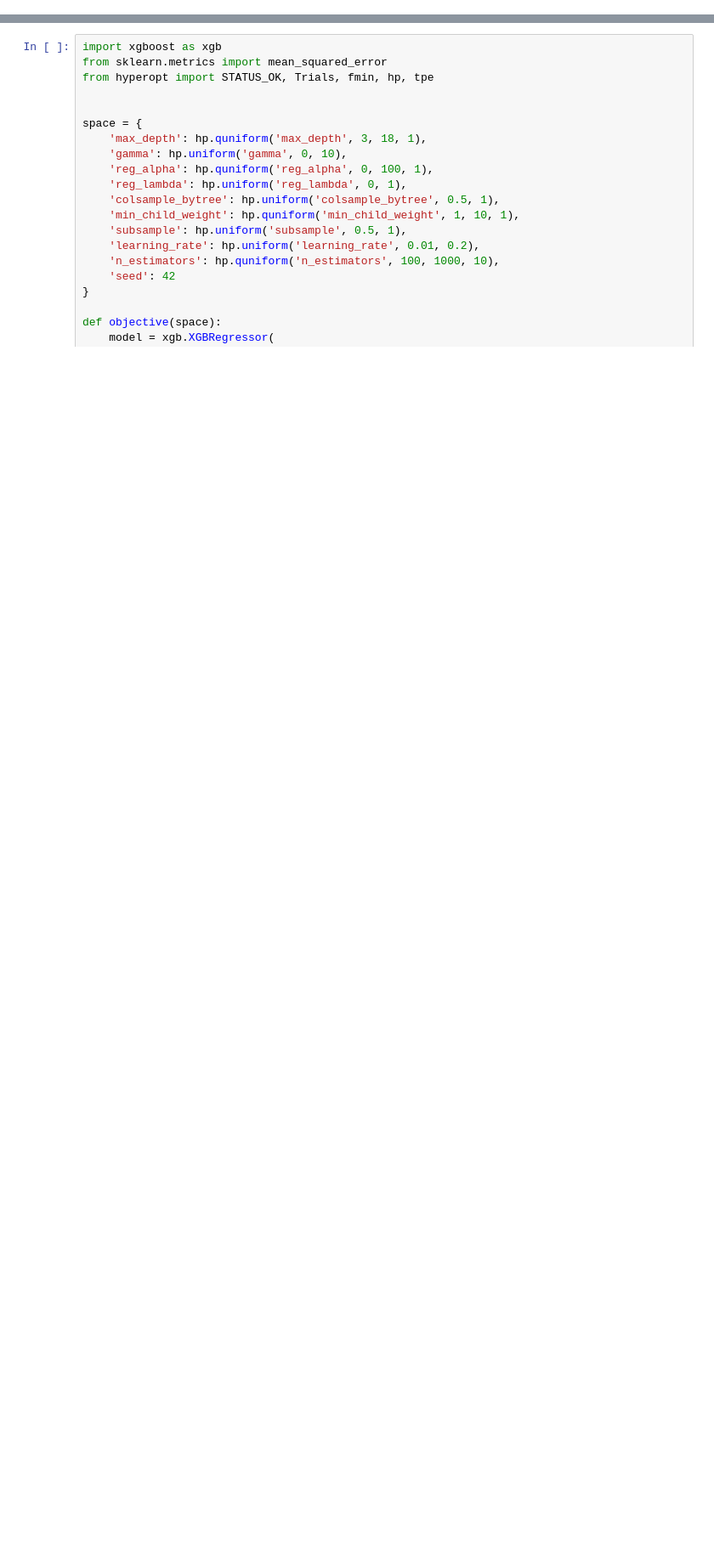
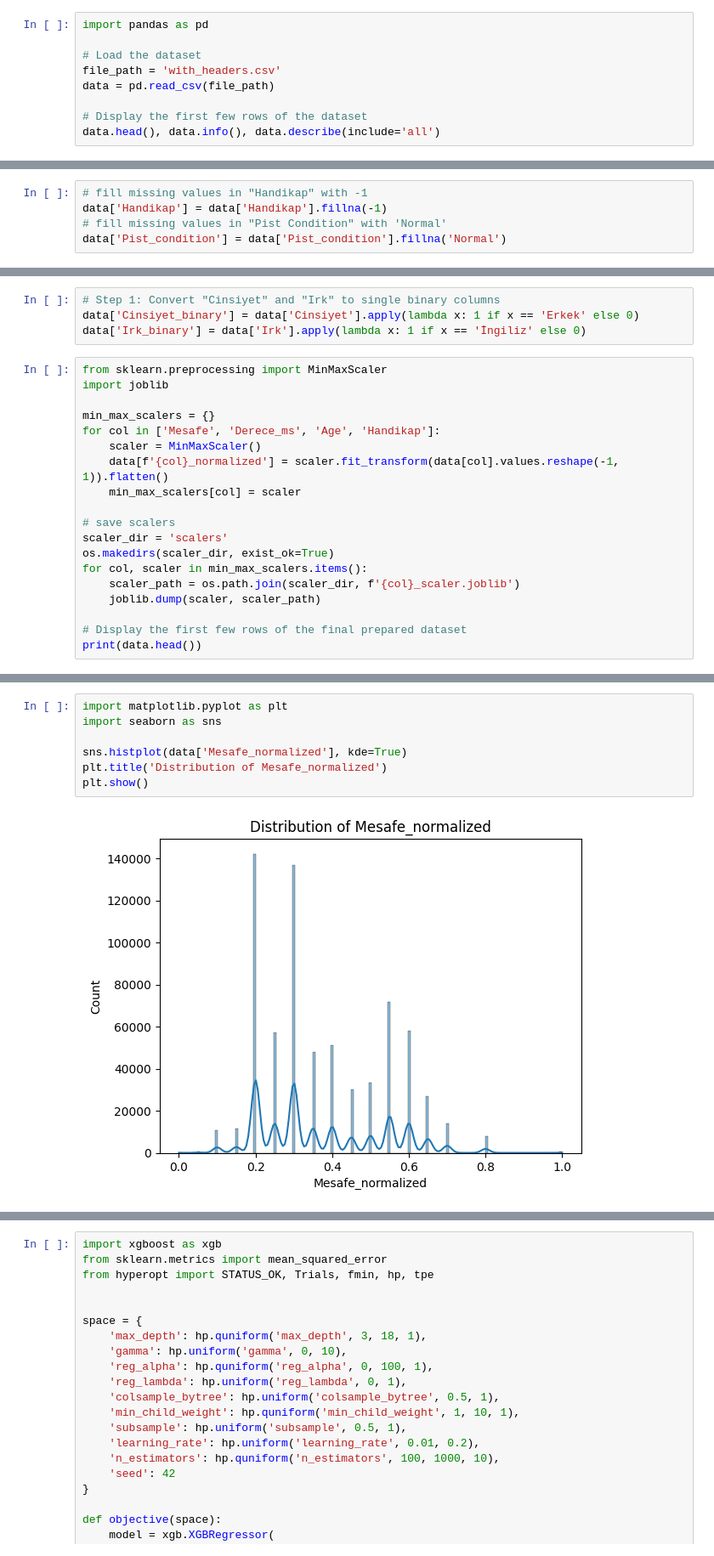
Before and after one commit to SeeknnDestroy/web-scraper, a Jupyter notebook: training_optimized.ipynb, the cells around one changed output, grey strips where cells are left out. Shown at 85% size. Cells and saved outputs as stored; diff of their text form; blank space fills up the shorter version.

```diff
--- a/training_optimized.ipynb
+++ b/training_optimized.ipynb
@@ -483,0 +1,9 @@ NameError: name 'model' is not defined
+# %%
+import pandas as pd
+
+# Load the dataset
+file_path = 'with_headers.csv'
+data = pd.read_csv(file_path)
+
+# Display the first few rows of the dataset
+data.head(), data.info(), data.describe(include='all')
@@ -483,0 +264,5 @@ NameError: name 'model' is not defined
+# %%
+# fill missing values in "Handikap" with -1
+data['Handikap'] = data['Handikap'].fillna(-1)
+# fill missing values in "Pist Condition" with 'Normal'
+data['Pist_condition'] = data['Pist_condition'].fillna('Normal')
@@ -483,0 +351,23 @@ NameError: name 'model' is not defined
+# %%
+# Step 1: Convert "Cinsiyet" and "Irk" to single binary columns
+data['Cinsiyet_binary'] = data['Cinsiyet'].apply(lambda x: 1 if x == 'Erkek' else 0)
+data['Irk_binary'] = data['Irk'].apply(lambda x: 1 if x == 'İngiliz' else 0)
+# %%
+from sklearn.preprocessing import MinMaxScaler
+import joblib
+
+min_max_scalers = {}
+for col in ['Mesafe', 'Derece_ms', 'Age', 'Handikap']:
+    scaler = MinMaxScaler()
+    data[f'{col}_normalized'] = scaler.fit_transform(data[col].values.reshape(-1, 1)).flatten()
+    min_max_scalers[col] = scaler
+
+# save scalers
+scaler_dir = 'scalers'
+os.makedirs(scaler_dir, exist_ok=True)
+for col, scaler in min_max_scalers.items():
+    scaler_path = os.path.join(scaler_dir, f'{col}_scaler.joblib')
+    joblib.dump(scaler, scaler_path)
+
+# Display the first few rows of the final prepared dataset
+print(data.head())
@@ -483,0 +828,9 @@ NameError: name 'model' is not defined
+# %%
+import matplotlib.pyplot as plt
+import seaborn as sns
+
+sns.histplot(data['Mesafe_normalized'], kde=True)
+plt.title('Distribution of Mesafe_normalized')
+plt.show()
+# %% [output]
+[figure, added]
```
Also changed, not shown: parts of 54 cells of this notebook, 5 other files.
